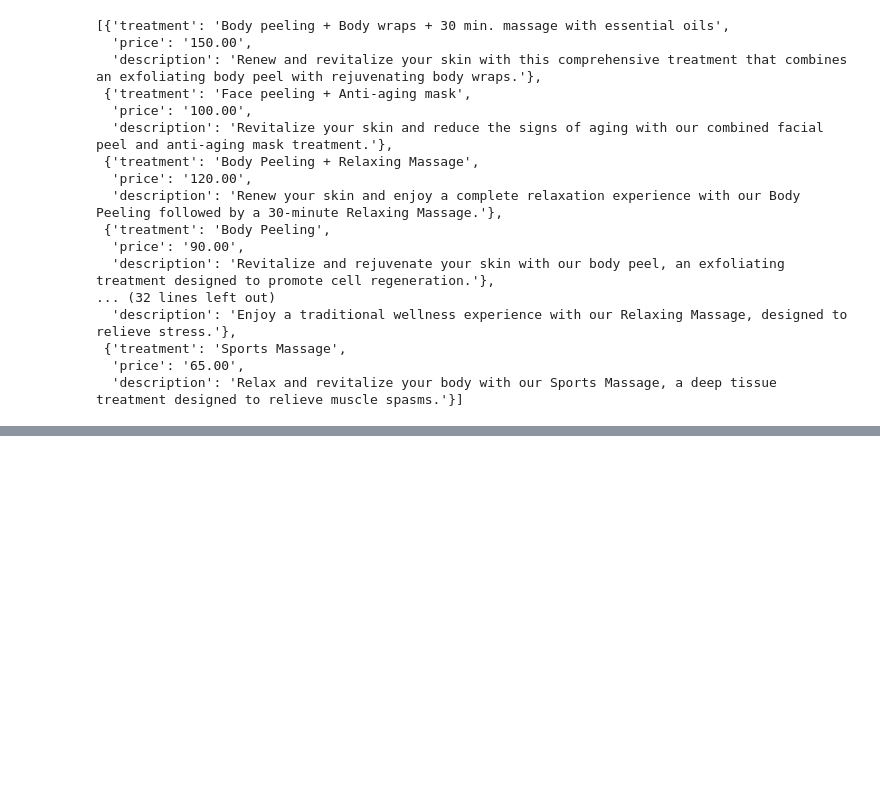
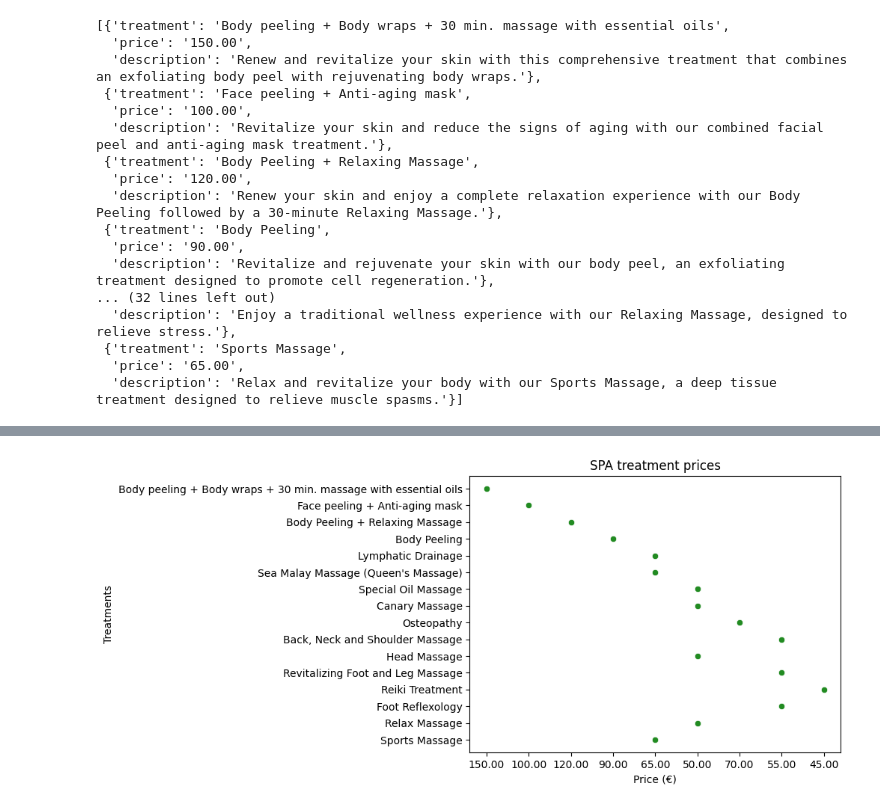
Before and after one commit to 4GeeksAcademy/inetke-scraping-project, a Jupyter notebook: src/explore.es.ipynb, the cells around one changed output, grey strips where cells are left out. Cells and saved outputs as stored; diff of their text form; code cells hidden in the pictures; blank space fills up the shorter version.

```diff
--- a/src/explore.es.ipynb
+++ b/src/explore.es.ipynb
@@ -111,0 +149,8 @@ df
+# %%
+sns.scatterplot(x='price', y='treatment', data=df_treatments, color='forestgreen')
+plt.xlabel('Price (€)')
+plt.ylabel('Treatments')
+plt.title('SPA treatment prices')
+plt.show()
+# %% [output]
+[figure, added]
```
Also changed, not shown: parts of 9 cells of this notebook, 3 other files.
